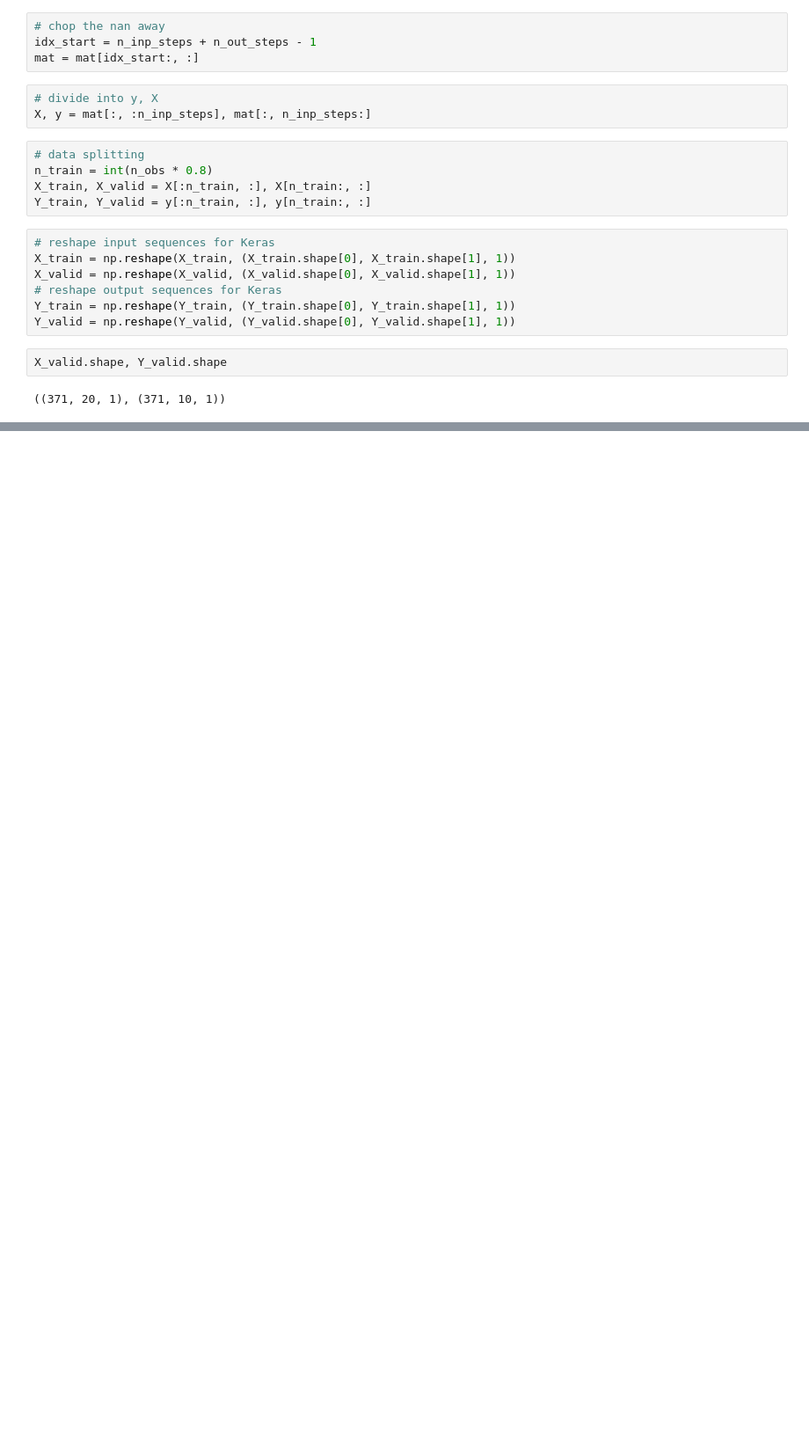
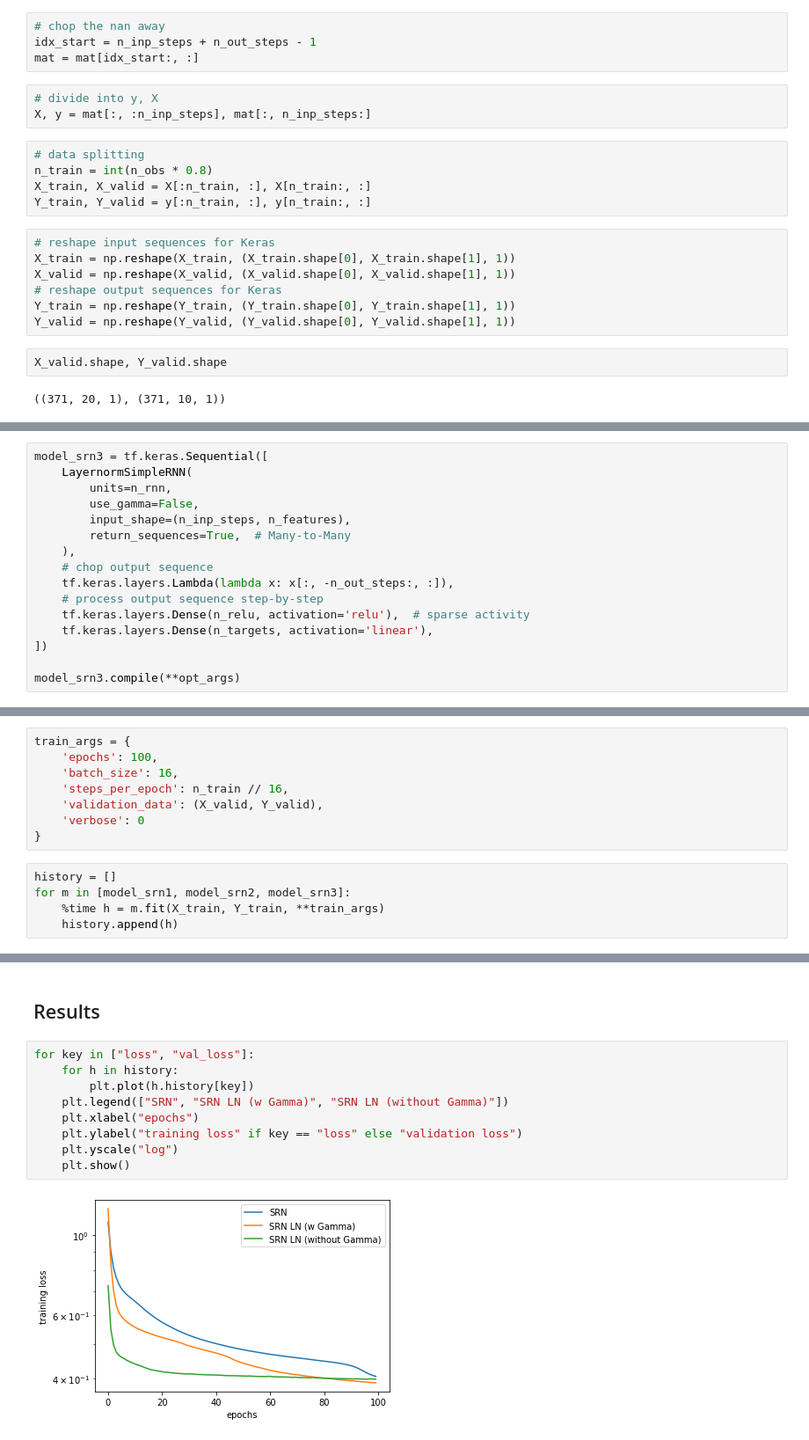
Before and after one commit to kmedian/keras-layernorm-rnn, a Jupyter notebook: examples/comparsion - Many-to-Many (chopped).ipynb, the cells around one changed output, grey strips where cells are left out. Shown at 88% size. Drawn from its saved outputs; the diff is of its cells as text; blank space fills up the shorter version.

```diff
--- a/examples/comparsion - Many-to-Many (chopped).ipynb
+++ b/examples/comparsion - Many-to-Many (chopped).ipynb
@@ -265,0 +117,16 @@ plt.show()
+# %%
+model_srn3 = tf.keras.Sequential([
+    LayernormSimpleRNN(
+        units=n_rnn,
+        use_gamma=False,
+        input_shape=(n_inp_steps, n_features),
+        return_sequences=True,  # Many-to-Many
+    ),
+    # chop output sequence
+    tf.keras.layers.Lambda(lambda x: x[:, -n_out_steps:, :]),
+    # process output sequence step-by-step
+    tf.keras.layers.Dense(n_relu, activation='relu'),  # sparse activity
+    tf.keras.layers.Dense(n_targets, activation='linear'),
+])
+
+model_srn3.compile(**opt_args)
@@ -265,0 +135,13 @@ plt.show()
+# %%
+train_args = {
+    'epochs': 100,
+    'batch_size': 16,
+    'steps_per_epoch': n_train // 16,
+    'validation_data': (X_valid, Y_valid),
+    'verbose': 0
+}
+# %%
+history = []
+for m in [model_srn1, model_srn2, model_srn3]:
+    %time h = m.fit(X_train, Y_train, **train_args)
+    history.append(h)
@@ -265,0 +155,13 @@ plt.show()
+# %% [markdown]
+## Results
+# %%
+for key in ["loss", "val_loss"]:
+    for h in history:
+        plt.plot(h.history[key])
+    plt.legend(["SRN", "SRN LN (w Gamma)", "SRN LN (without Gamma)"])
+    plt.xlabel("epochs")
+    plt.ylabel("training loss" if key == "loss" else "validation loss")
+    plt.yscale("log")
+    plt.show()
+# %% [output]
+[figure, added]
```
Also changed, not shown: parts of 51 cells of this notebook, 5 other files.
